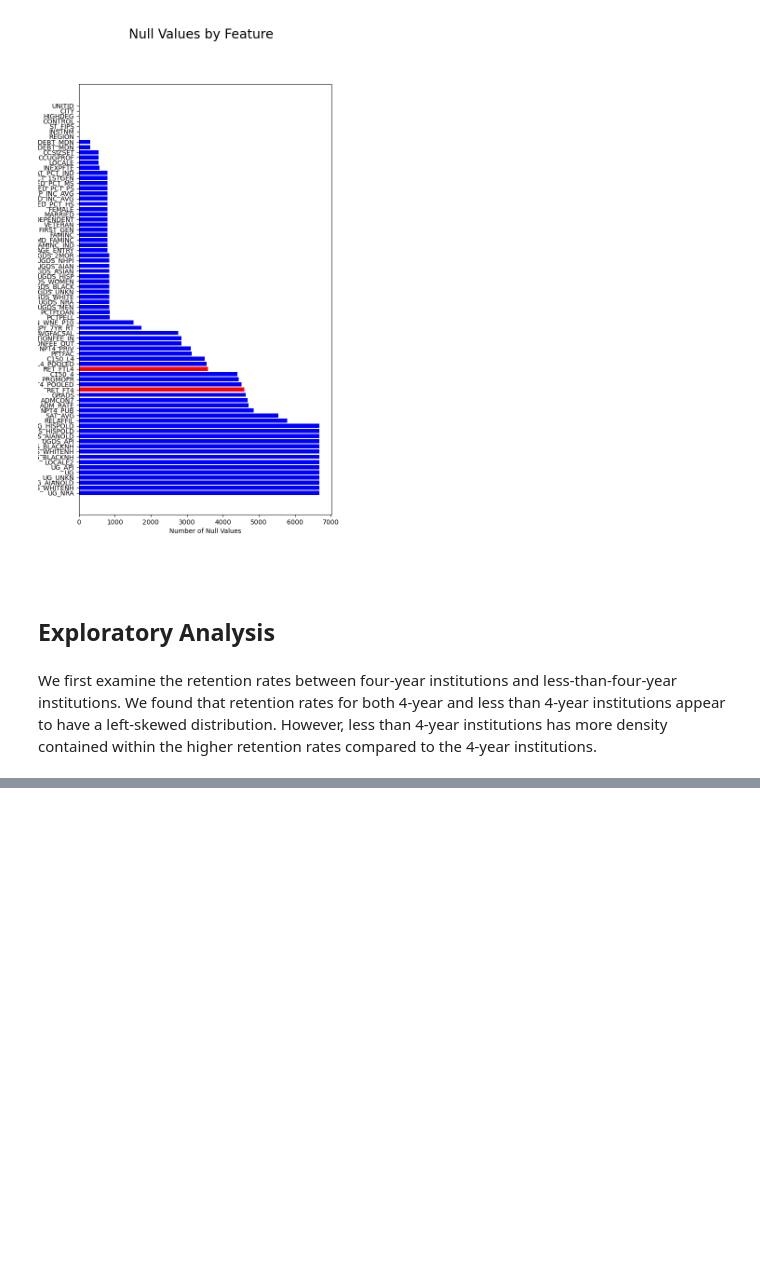
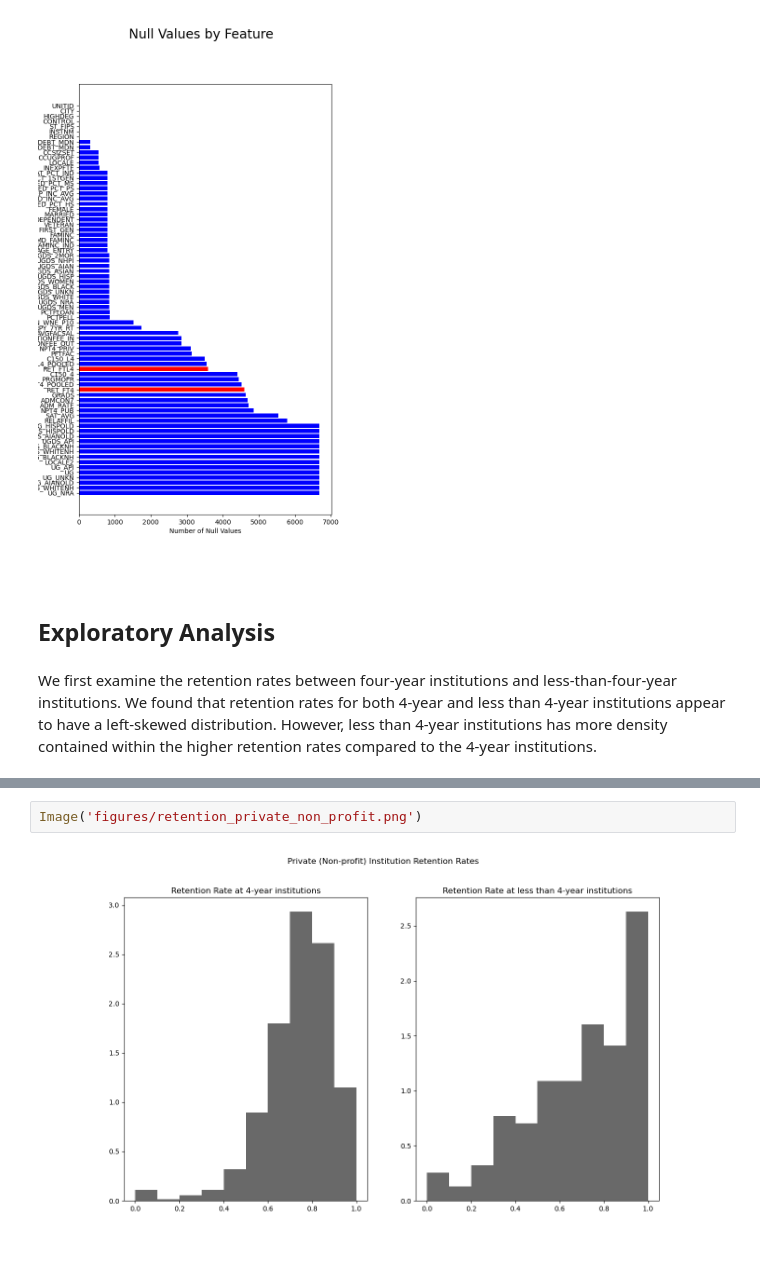
Before and after one commit to UCB-stat-159-s23/project-Group11, a Jupyter notebook: main.ipynb, the cells around one changed output, grey strips where cells are left out. Saved outputs shown, nothing was run; the diff lists cells and outputs as text; blank space fills up the shorter version.

```diff
--- a/main.ipynb
+++ b/main.ipynb
@@ -33,0 +48,4 @@ Image("figures/overall_retention_histogram.png")
+# %%
+Image('figures/retention_private_non_profit.png')
+# %% [output]
+[figure, added]
```
Also changed, not shown: parts of 18 cells of this notebook, 1 other file.
